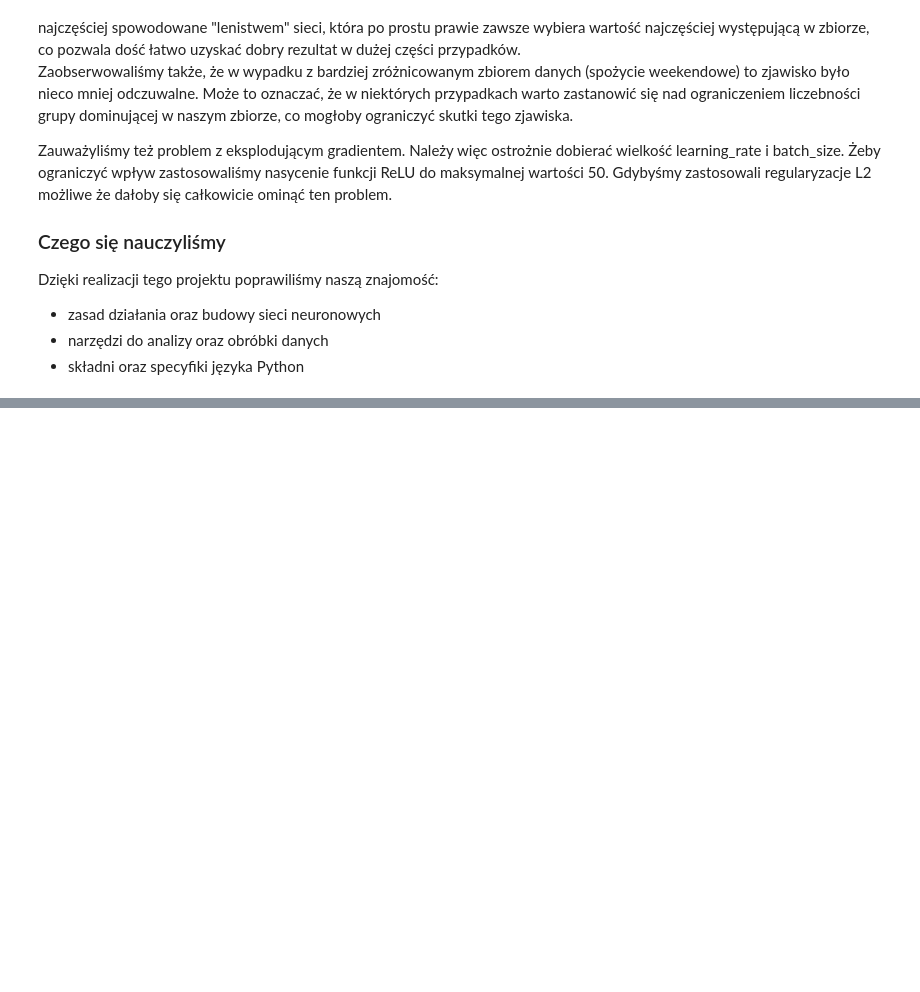
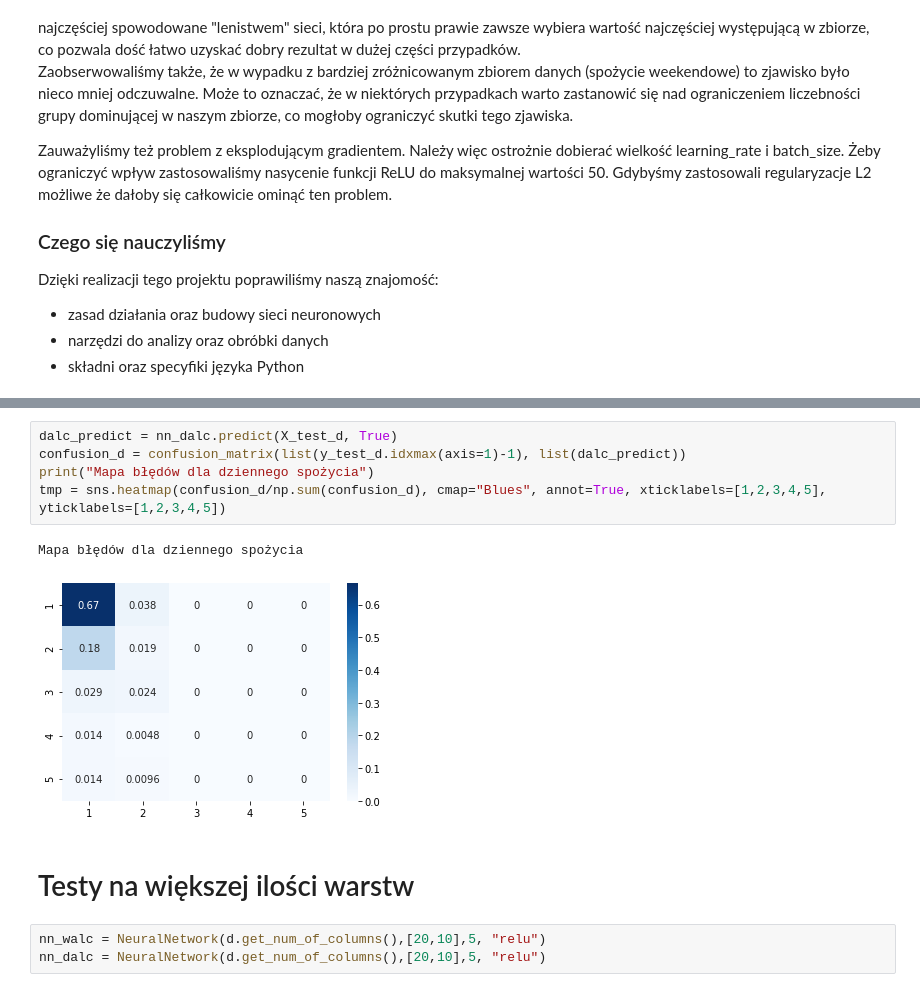
Before and after one commit to tiskus333/Neural_Network_FS, a Jupyter notebook: Analiza.ipynb, the cells around one changed output, grey strips where cells are left out. Saved outputs shown, nothing was run; the diff lists cells and outputs as text; blank space fills up the shorter version.

```diff
--- a/Analiza.ipynb
+++ b/Analiza.ipynb
@@ -220,0 +260,13 @@ Dzięki realizacji tego projektu poprawiliśmy naszą znajomość:
+# %%
+dalc_predict = nn_dalc.predict(X_test_d, True)
+confusion_d = confusion_matrix(list(y_test_d.idxmax(axis=1)-1), list(dalc_predict))
+print("Mapa błędów dla dziennego spożycia")
+tmp = sns.heatmap(confusion_d/np.sum(confusion_d), cmap="Blues", annot=True, xticklabels=[1,2,3,4,5], yticklabels=[1,2,3,4,5])
+# %% [output]
+Mapa błędów dla dziennego spożycia
+[figure, added]
+# %% [markdown]
+# Testy na większej ilości warstw
+# %%
+nn_walc = NeuralNetwork(d.get_num_of_columns(),[20,10],5, "relu")
+nn_dalc = NeuralNetwork(d.get_num_of_columns(),[20,10],5, "relu")
```
Also changed, not shown: parts of 24 cells of this notebook.
